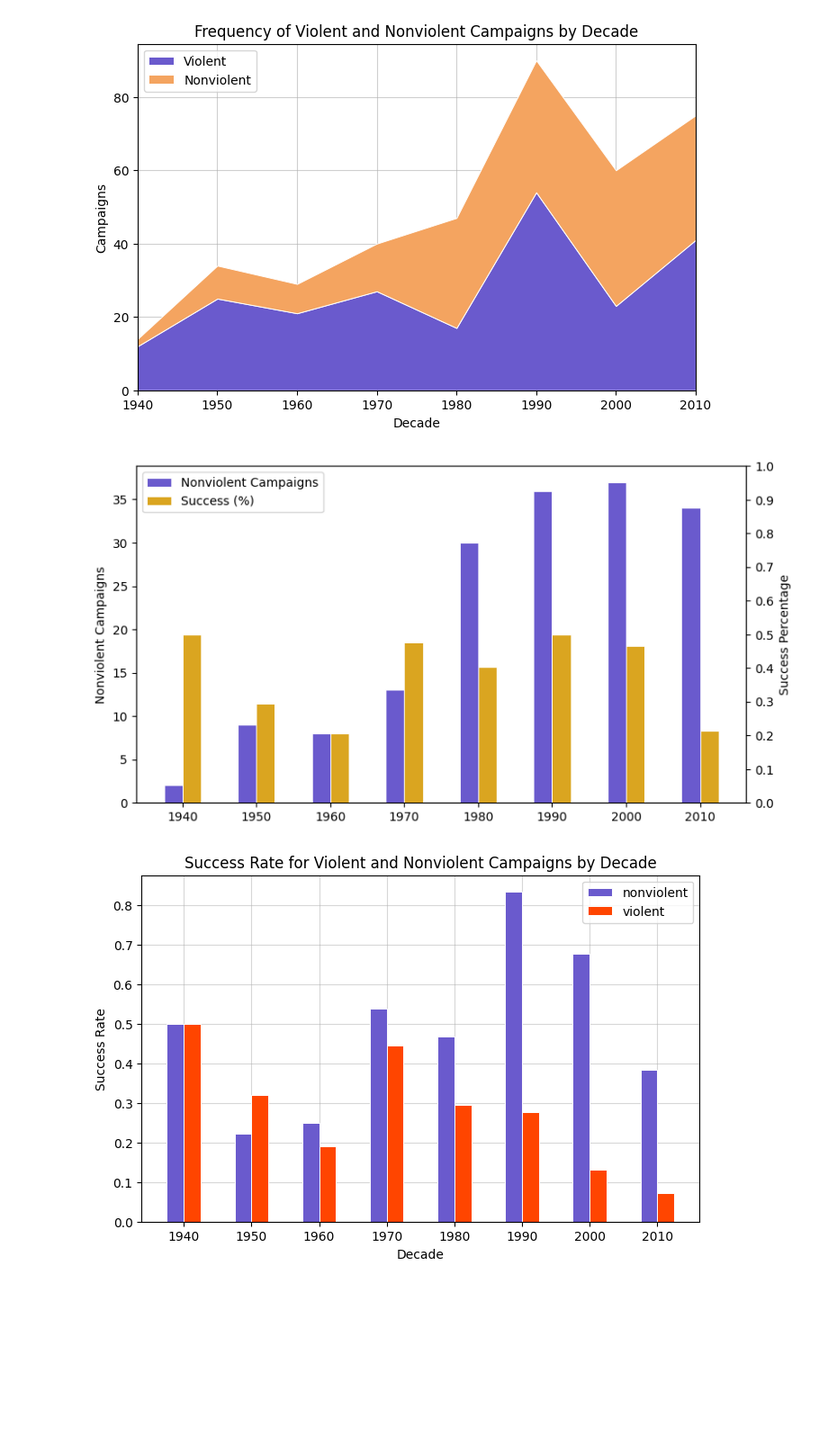
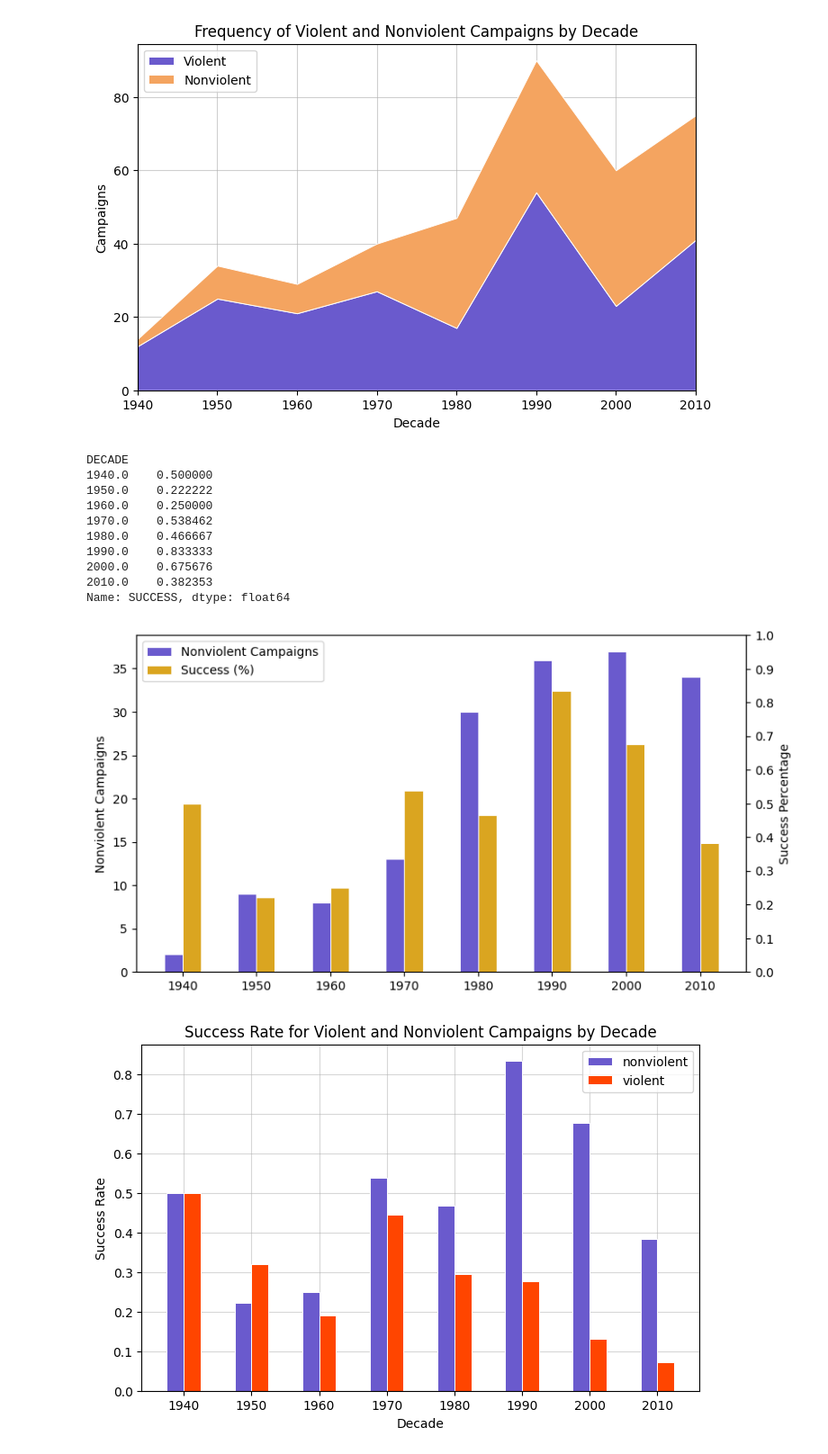
Before and after one commit to nickkatsios/civil-resistance-analysis, a Jupyter notebook: civil_resistance_analysis/analysis.ipynb, the cells around one changed output. Shown at 90% size. Drawn from its saved outputs; the diff is of its cells as text; code cells hidden in the pictures; blank space fills up the shorter version.

Commit message:
Fix success graph

```diff
--- a/civil_resistance_analysis/analysis.ipynb
+++ b/civil_resistance_analysis/analysis.ipynb
@@ -63,43 +63,59 @@ plt.show()
 campaigns_filtered = campaigns[campaigns['EYEAR'] >= 1940]
 
 # Calculate the counts of nonviolent campaigns per decade
-campaigns_filtered['Decade'] = (campaigns_filtered['EYEAR'] // 10) * 10
-nonviolent_counts = campaigns_filtered[campaigns_filtered['NONVIOL'] == 1].groupby('Decade').size()
+campaigns_filtered['DECADE'] = (campaigns_filtered['EYEAR'] // 10) * 10
+
+nonviolent_counts = campaigns_filtered[campaigns_filtered['NONVIOL'] == 1].groupby('DECADE').size()
 
 # Convert index to integers
 nonviolent_counts.index = nonviolent_counts.index.astype(int)
 
 # Calculate the mean success percentage per decade (scaled from 0 to 1)
-success_percentage = campaigns_filtered.groupby('Decade')['SUCCESS'].mean()
+# since the success metric is binary, the mean is the percentage of successful campaigns
+# we also filter for nonviolent campaigns only
+success_percentage = campaigns_filtered[campaigns_filtered['NONVIOL'] == 1].groupby('DECADE')['SUCCESS'].mean()
+
+print(success_percentage)
+
 
 # Create bar plot for each decade with side-by-side bars for counts and success percentage
 bar_width = 0.25
 index = np.arange(len(nonviolent_counts))
 
 fig, ax1 = plt.subplots(figsize=(9, 5))
 
 # Plotting bars for counts of nonviolent campaigns
 ax1.bar(index - bar_width/2, nonviolent_counts, bar_width, color='slateblue', label='Nonviolent Campaigns', linewidth=0.7, edgecolor='white')
 ax1.set_ylabel('Nonviolent Campaigns')
 ax1.set_xticks(index)
 ax1.set_xticklabels(nonviolent_counts.index)
 
 # Create a twin axis for success percentage (right)
 ax2 = ax1.twinx()
 # Plotting bars for success percentage
 ax2.bar(index + bar_width/2, success_percentage, bar_width, color='goldenrod', label='Success (%)', linewidth=0.7, edgecolor='white')
 ax2.set_ylabel('Success Percentage')
 ax2.set_ylim(0, 1)  # Set the y-axis limit from 0 to 1
 ax2.set_yticks(np.arange(0, 1.1, 0.1))  # Set y-axis ticks to represent the scaled range (0 to 1)
 
 # Combine both legends and display
 lines_1, labels_1 = ax1.get_legend_handles_labels()
 lines_2, labels_2 = ax2.get_legend_handles_labels()
 ax2.legend(lines_1 + lines_2, labels_1 + labels_2, loc='upper left')
 
 plt.grid(False)
 plt.show()
 # %% [output]
+DECADE
+1940.0    0.500000
+1950.0    0.222222
+1960.0    0.250000
+1970.0    0.538462
+1980.0    0.466667
+1990.0    0.833333
+2000.0    0.675676
+2010.0    0.382353
+Name: SUCCESS, dtype: float64
-[figure, old version]
+[figure, new version]
 # %%
 # needed data
```
Also changed, not shown: parts of 9 cells of this notebook.
